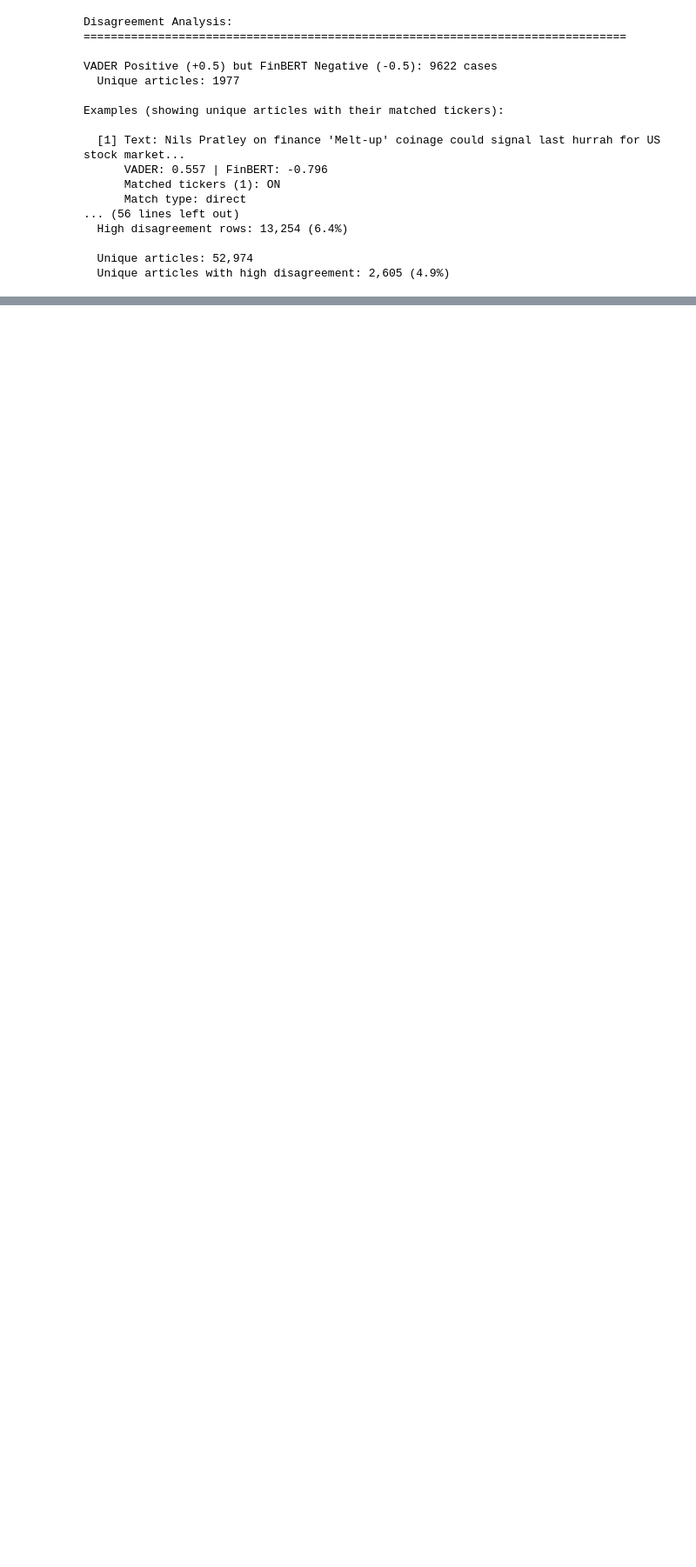
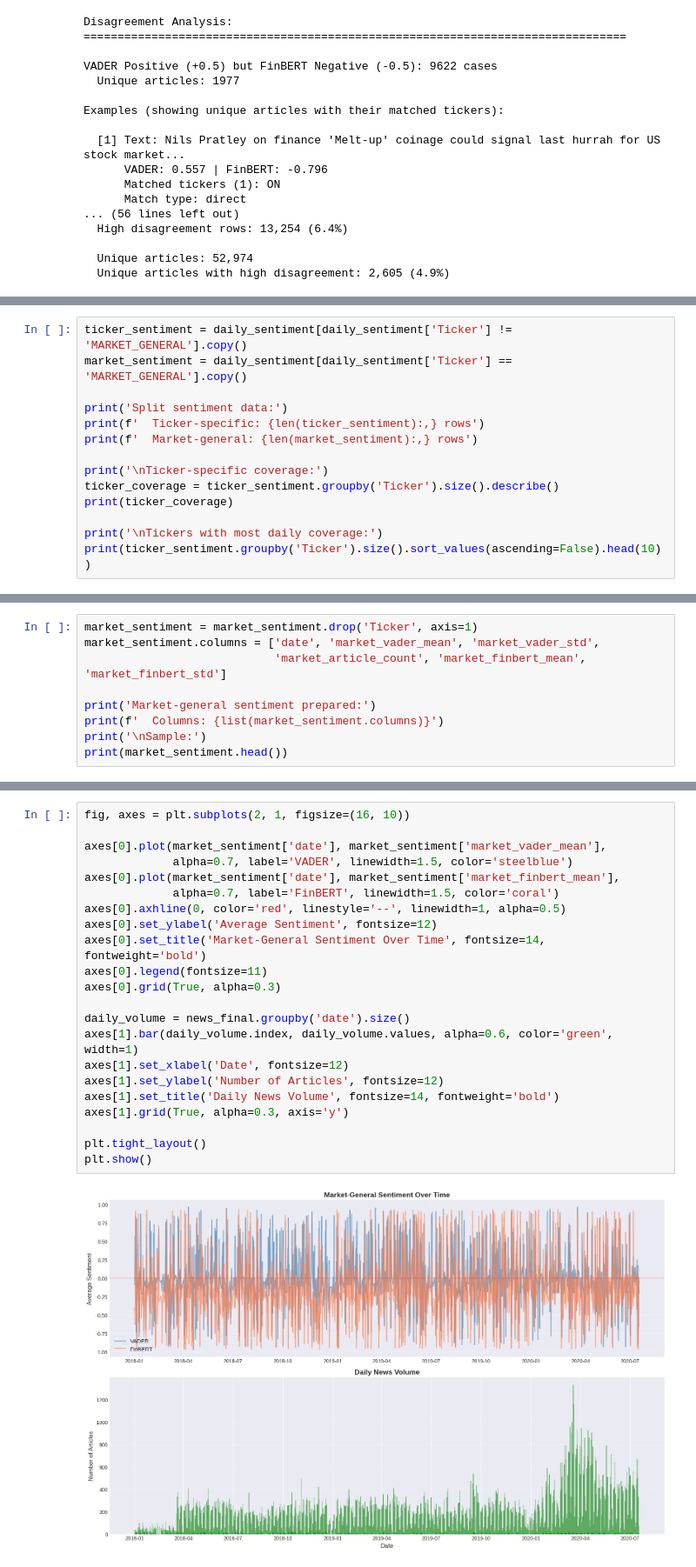
Before and after one commit to samfan-27/market-sentiment-impact-analysis, a Jupyter notebook: notebooks/02_sentiment_scoring.ipynb, the cells around one changed output, grey strips where cells are left out. Shown at 87% size. Cells and saved outputs as stored; diff of their text form; blank space fills up the shorter version.

```diff
--- a/notebooks/02_sentiment_scoring.ipynb
+++ b/notebooks/02_sentiment_scoring.ipynb
@@ -1199,0 +1243,14 @@ Examples (showing unique articles with their matched tickers):
+# %%
+ticker_sentiment = daily_sentiment[daily_sentiment['Ticker'] != 'MARKET_GENERAL'].copy()
+market_sentiment = daily_sentiment[daily_sentiment['Ticker'] == 'MARKET_GENERAL'].copy()
+
+print('Split sentiment data:')
+print(f'  Ticker-specific: {len(ticker_sentiment):,} rows')
+print(f'  Market-general: {len(market_sentiment):,} rows')
+
+print('\nTicker-specific coverage:')
+ticker_coverage = ticker_sentiment.groupby('Ticker').size().describe()
+print(ticker_coverage)
+
+print('\nTickers with most daily coverage:')
+print(ticker_sentiment.groupby('Ticker').size().sort_values(ascending=False).head(10))
@@ -1199,0 +1318,9 @@ Examples (showing unique articles with their matched tickers):
+# %%
+market_sentiment = market_sentiment.drop('Ticker', axis=1)
+market_sentiment.columns = ['date', 'market_vader_mean', 'market_vader_std',
+                            'market_article_count', 'market_finbert_mean', 'market_finbert_std']
+
+print('Market-general sentiment prepared:')
+print(f'  Columns: {list(market_sentiment.columns)}')
+print('\nSample:')
+print(market_sentiment.head())
@@ -1199,0 +1381,24 @@ Examples (showing unique articles with their matched tickers):
+# %%
+fig, axes = plt.subplots(2, 1, figsize=(16, 10))
+
+axes[0].plot(market_sentiment['date'], market_sentiment['market_vader_mean'],
+             alpha=0.7, label='VADER', linewidth=1.5, color='steelblue')
+axes[0].plot(market_sentiment['date'], market_sentiment['market_finbert_mean'],
+             alpha=0.7, label='FinBERT', linewidth=1.5, color='coral')
+axes[0].axhline(0, color='red', linestyle='--', linewidth=1, alpha=0.5)
+axes[0].set_ylabel('Average Sentiment', fontsize=12)
+axes[0].set_title('Market-General Sentiment Over Time', fontsize=14, fontweight='bold')
+axes[0].legend(fontsize=11)
+axes[0].grid(True, alpha=0.3)
+
+daily_volume = news_final.groupby('date').size()
+axes[1].bar(daily_volume.index, daily_volume.values, alpha=0.6, color='green', width=1)
+axes[1].set_xlabel('Date', fontsize=12)
+axes[1].set_ylabel('Number of Articles', fontsize=12)
+axes[1].set_title('Daily News Volume', fontsize=14, fontweight='bold')
+axes[1].grid(True, alpha=0.3, axis='y')
+
+plt.tight_layout()
+plt.show()
+# %% [output]
+[figure, added]
```
Also changed, not shown: parts of 10 cells of this notebook, 4 other files.
